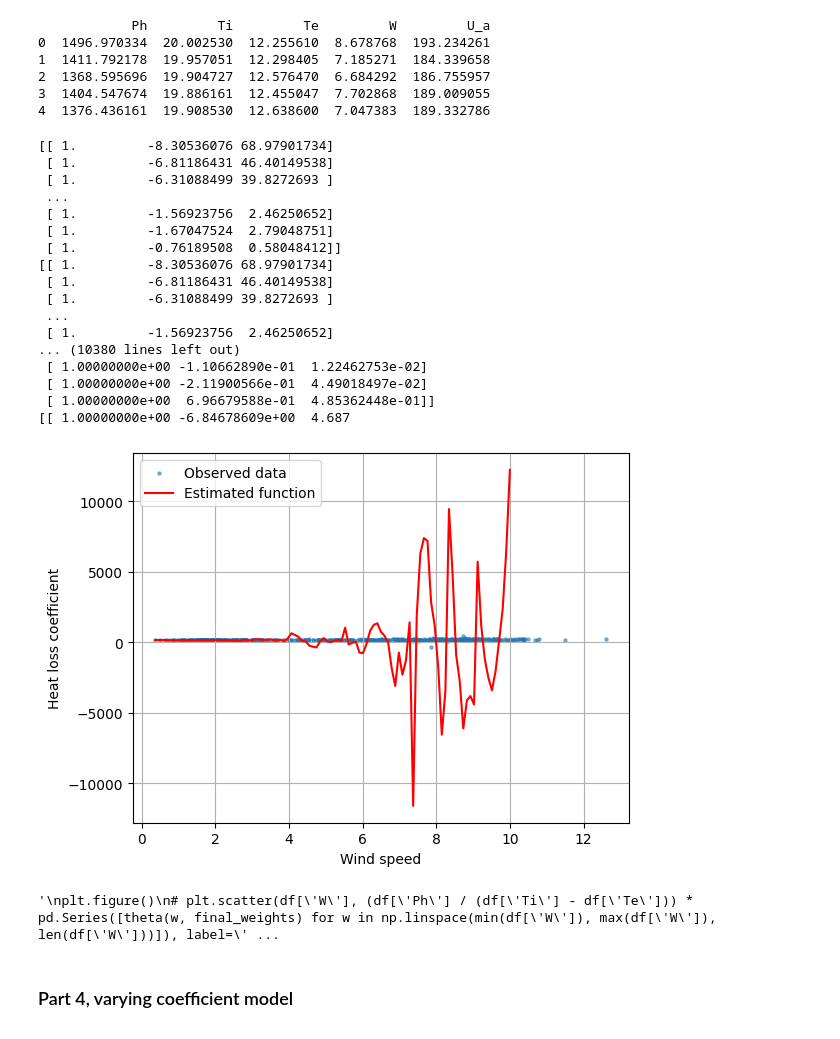
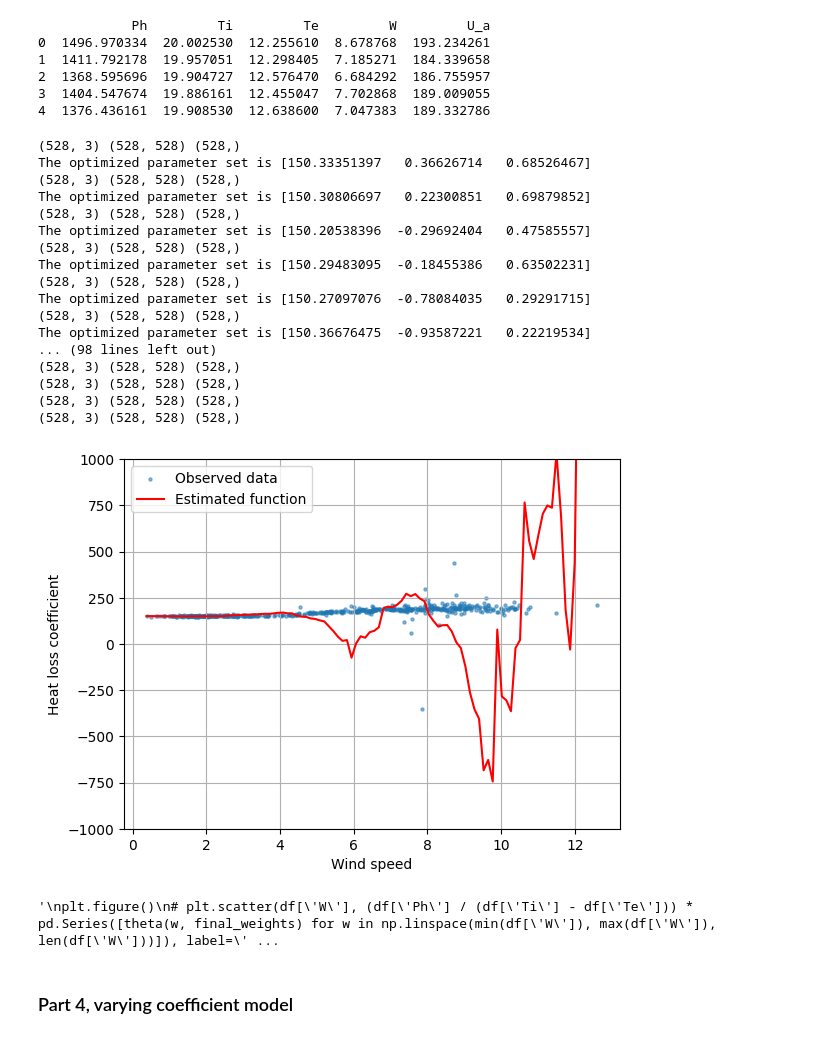
Before and after one commit to gustavn19/advanced_time_series_analysis, a Jupyter notebook: computer_exercise_1-kopi.ipynb, the cells around one changed output. Drawn from its saved outputs; the diff is of its cells as text; code cells hidden in the pictures.

Commit message:
Switched optimization method to least squares for the polynomial optimization

```diff
--- a/computer_exercise_1-kopi.ipynb
+++ b/computer_exercise_1-kopi.ipynb
@@ -252,6 +252,9 @@ print(df.head())
 4  1376.436161  19.908530  12.638600  7.047383  189.332786
 # %%
 # Final function, only work on this
+
+# To do:
+# Implement a least squares optimization for the minimization function
 
 
 
@@ -260,11 +263,12 @@ def kernel(x):
     return 1 / 2 * ((x >= -1) & (x <= 1)).astype(float)
 
 # Get the interval that the function is estimated over
-nr_data = 20
-w_span = np.linspace(min(df['W']), 10, nr_data) # Linear regression of the interval we are estimating the function in
+nr_data = 100
+w_span = np.linspace(min(df['W']), max(df['W']), nr_data) # Linear regression of the interval we are estimating the function in
 
 # Define the loss function that we are trying to minimize
-def loss(data, theta_params, w, h = 1):
+def loss(data, theta_params, w, h = 2):
+    # Define all the values that we want to minimize
     return 1 / len(data) * sum(kernel((w - data['W']) / h ) * (
     (
     data['Ph'] / (data['Ti'] - data['Te']
@@ -273,6 +277,22 @@ def loss(data, theta_params, w, h = 1):
     theta((w - data['W']), theta_params)
     ) ** 2
     )
+
+#### Trial function
+def least_squares(data, w, degree_of_polynomial):
+    # K: Kernel weights for the function
+    # W: X values, predictor function
+    # Y: Phi
+    # len(data) = N
+    X = (w - np.array(data['W'])[:, None]) ** np.arange(degree_of_polynomial + 1)
+    W = np.diag(kernel((w - data['W']) / h )) # Kernel weights
+    Y = data['Ph'] / (data['Ti'] - data['Te'])
+    print(X.shape, W.shape, Y.shape)
+    theta_opt = np.linalg.inv(X.T @ W @ X) @ X.T @ W @ Y
+
+    return theta_opt
+
+
 
 # Define the varying parameters
 def theta(w, theta_param):
@@ -284,18 +304,23 @@ def theta(w, theta_param):
     prod = np.dot(w_powers, theta_param)
     return pd.Series(prod) # Compute the sum of all polynomial terms
 
-def optimization(polynomial_degree, w_span, data):
+def optimization(polynomial_degree, w_span, data, h = 2):
     theta_0 = np.zeros(polynomial_degree + 1)
     theta_params_all = []
     for w in w_span:
 
         # Optimization to find the local coefficients
-        result = minimize(lambda theta_params: loss(data, theta_params, w), theta_0) #, options={'maxiter': 100, 'disp': True, 'gtol': 1e-6}) # Add constaints to the optimization since it is trying to model a stocahstic process
+        result = minimize(lambda theta_params: loss(data, theta_params, w, h), theta_0) #, options={'maxiter': 100, 'disp': True, 'gtol': 1e-6}) # Add constaints to the optimization since it is trying to model a stocahstic process
         # Storing all the parameters
-        theta_params_all.append(result.x)
+        theta_opt = least_squares(data, w, polynomial_degree)
+        if w < 2:
+            print(f'The optimized parameter set is {theta_opt}')
+        # theta_params_all.append(result.x)
+        theta_params_all.append(theta_opt)
     return np.array(theta_params_all)
 
 polynomial_degree = 2
+h = 2
 theta_params_all = optimization(polynomial_degree, w_span, df)
 
 
@@ -306,51 +331,52 @@ plt.scatter(df['W'], df['U_a'], s=5, alpha=0.5, label="Observed data")
 output = []
 for w_idx, w in enumerate(w_span):
     sum = 0
     for power, theta_val in enumerate(theta_params_all[w_idx]):
         sum += theta_val * w ** power
     output.append(sum)
 """
 output_w = [sum(theta_val * w ** power for power, theta_val in enumerate(theta_params_all[w_idx])) for w_idx, w in enumerate(w_span)]
 plt.plot(w_span, output_w, color='red', label="Estimated function")
+plt.ylim([-1000, 1000])
 plt.xlabel('Wind speed')
 plt.ylabel('Heat loss coefficient')
 plt.legend()
 plt.grid(True)
 plt.show()
 
 """
 plt.figure()
 # plt.scatter(df['W'], (df['Ph'] / (df['Ti'] - df['Te'])) * pd.Series([theta(w, final_weights) for w in np.linspace(min(df['W']), max(df['W']), len(df['W']))]), label='Estimated function', s = 10, color = "red")
 plt.scatter(df['W'], df['U_a'], label = "Exact function", s = 5, color = "blue")
 theta_values = np.array(theta_values)
 X_avg = (df['Ph'].mean() / (df['Ti'].mean() - df['Te'].mean()))
 estimated_function = theta_values * X_avg
 plt.plot(w_span, estimated_function, color='red', label='Estimated function')
 plt.xlabel('Wind speed')
 plt.ylabel('Heat loss coefficient')
 plt.legend()
 plt.grid('on')
 plt.show()
 """
 # %% [output]
-[[ 1.         -8.30536076 68.97901734]
- [ 1.         -6.81186431 46.40149538]
- [ 1.         -6.31088499 39.8272693 ]
- ...
- [ 1.         -1.56923756  2.46250652]
- [ 1.         -1.67047524  2.79048751]
- [ 1.         -0.76189508  0.58048412]]
-[[ 1.         -8.30536076 68.97901734]
- [ 1.         -6.81186431 46.40149538]
- [ 1.         -6.31088499 39.8272693 ]
- ...
- [ 1.         -1.56923756  2.46250652]
-... (10380 lines left out)
- [ 1.00000000e+00 -1.10662890e-01  1.22462753e-02]
- [ 1.00000000e+00 -2.11900566e-01  4.49018497e-02]
- [ 1.00000000e+00  6.96679588e-01  4.85362448e-01]]
-[[ 1.00000000e+00 -6.84678609e+00  4.687
+(528, 3) (528, 528) (528,)
+The optimized parameter set is [150.33351397   0.36626714   0.68526467]
+(528, 3) (528, 528) (528,)
+The optimized parameter set is [150.30806697   0.22300851   0.69879852]
+(528, 3) (528, 528) (528,)
+The optimized parameter set is [150.20538396  -0.29692404   0.47585557]
+(528, 3) (528, 528) (528,)
+The optimized parameter set is [150.29483095  -0.18455386   0.63502231]
+(528, 3) (528, 528) (528,)
+The optimized parameter set is [150.27097076  -0.78084035   0.29291715]
+(528, 3) (528, 528) (528,)
+The optimized parameter set is [150.36676475  -0.93587221   0.22219534]
+... (98 lines left out)
+(528, 3) (528, 528) (528,)
+(528, 3) (528, 528) (528,)
+(528, 3) (528, 528) (528,)
+(528, 3) (528, 528) (528,)
-[figure, old version]
+[figure, new version]
 '\nplt.figure()\n# plt.scatter(df[\'W\'], (df[\'Ph\'] / (df[\'Ti\'] - df[\'Te\'])) * pd.Series([theta(w, final_weights) for w in np.linspace(min(df[\'W\']), max(df[\'W\']), len(df[\'W\']))]), label=\' ...
 # %% [markdown]
 ### Part 4, varying coefficient model
```
Also changed, not shown: parts of 1 cell of this notebook.
